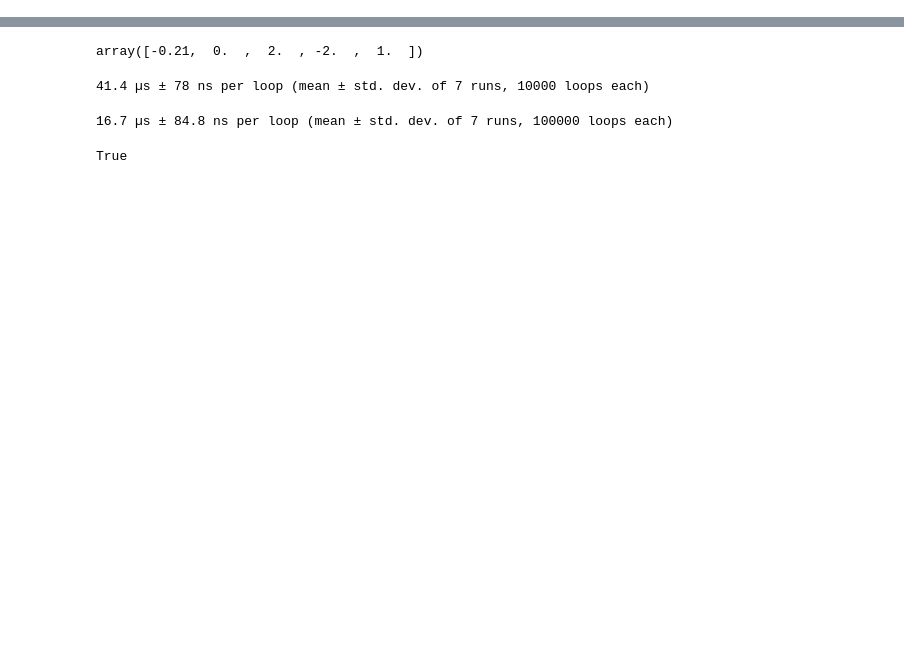
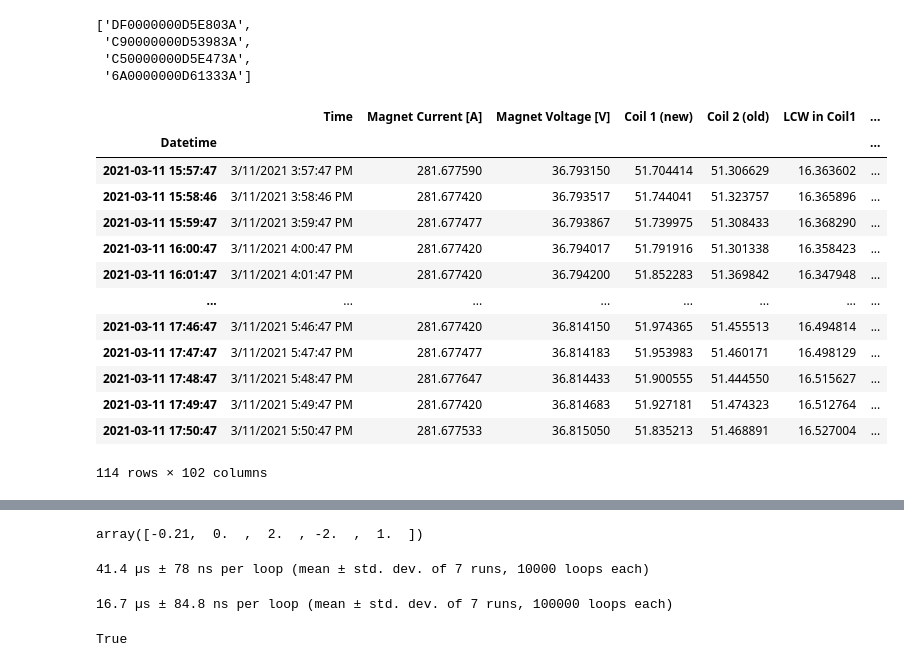
Before and after one commit to ckampa13/hallprobecalib, a Jupyter notebook: scripts/magnet_ramp_Feb_2021/Scratch-Loading_Processed_Data.ipynb, the cells around one changed output, grey strips where cells are left out. Drawn from its saved outputs; the diff is of its cells as text; code cells hidden in the pictures; blank space fills up the shorter version.

```diff
--- a/scripts/magnet_ramp_Feb_2021/Scratch-Loading_Processed_Data.ipynb
+++ b/scripts/magnet_ramp_Feb_2021/Scratch-Loading_Processed_Data.ipynb
@@ -27,0 +107,2 @@ results_hall_nmr = pkl.load(open(pklfit_temp_hall_nmr, 'rb'))
+# %%
+df = pd.read_pickle(pklproc)
@@ -27,0 +126,26 @@ results_hall_nmr = pkl.load(open(pklfit_temp_hall_nmr, 'rb'))
+# %%
+probes
+# %% [output]
+['DF0000000D5E803A',
+ 'C90000000D53983A',
+ 'C50000000D5E473A',
+ '6A0000000D61333A']
+# %%
+df_ = df.query('run_num == 18').copy()
+# %%
+df_
+# %% [output]
+|  | Time | Magnet Current [A] | Magnet Voltage [V] | Coil 1 (new) | Coil 2 (old) | LCW in Coil1 | ... |
+| Datetime |  |  |  |  |  |  | ... |
+| 2021-03-11 15:57:47 | 3/11/2021 3:57:47 PM | 281.677590 | 36.793150 | 51.704414 | 51.306629 | 16.363602 | ... |
+| 2021-03-11 15:58:46 | 3/11/2021 3:58:46 PM | 281.677420 | 36.793517 | 51.744041 | 51.323757 | 16.365896 | ... |
+| 2021-03-11 15:59:47 | 3/11/2021 3:59:47 PM | 281.677477 | 36.793867 | 51.739975 | 51.308433 | 16.368290 | ... |
+| 2021-03-11 16:00:47 | 3/11/2021 4:00:47 PM | 281.677420 | 36.794017 | 51.791916 | 51.301338 | 16.358423 | ... |
+| 2021-03-11 16:01:47 | 3/11/2021 4:01:47 PM | 281.677420 | 36.794200 | 51.852283 | 51.369842 | 16.347948 | ... |
+| ... | ... | ... | ... | ... | ... | ... | ... |
+| 2021-03-11 17:46:47 | 3/11/2021 5:46:47 PM | 281.677420 | 36.814150 | 51.974365 | 51.455513 | 16.494814 | ... |
+| 2021-03-11 17:47:47 | 3/11/2021 5:47:47 PM | 281.677477 | 36.814183 | 51.953983 | 51.460171 | 16.498129 | ... |
+| 2021-03-11 17:48:47 | 3/11/2021 5:48:47 PM | 281.677647 | 36.814433 | 51.900555 | 51.444550 | 16.515627 | ... |
+| 2021-03-11 17:49:47 | 3/11/2021 5:49:47 PM | 281.677420 | 36.814683 | 51.927181 | 51.474323 | 16.512764 | ... |
+| 2021-03-11 17:50:47 | 3/11/2021 5:50:47 PM | 281.677533 | 36.815050 | 51.835213 | 51.468891 | 16.527004 | ... |
+114 rows × 102 columns
```
Also changed, not shown: parts of 19 cells of this notebook, 7 other files.
